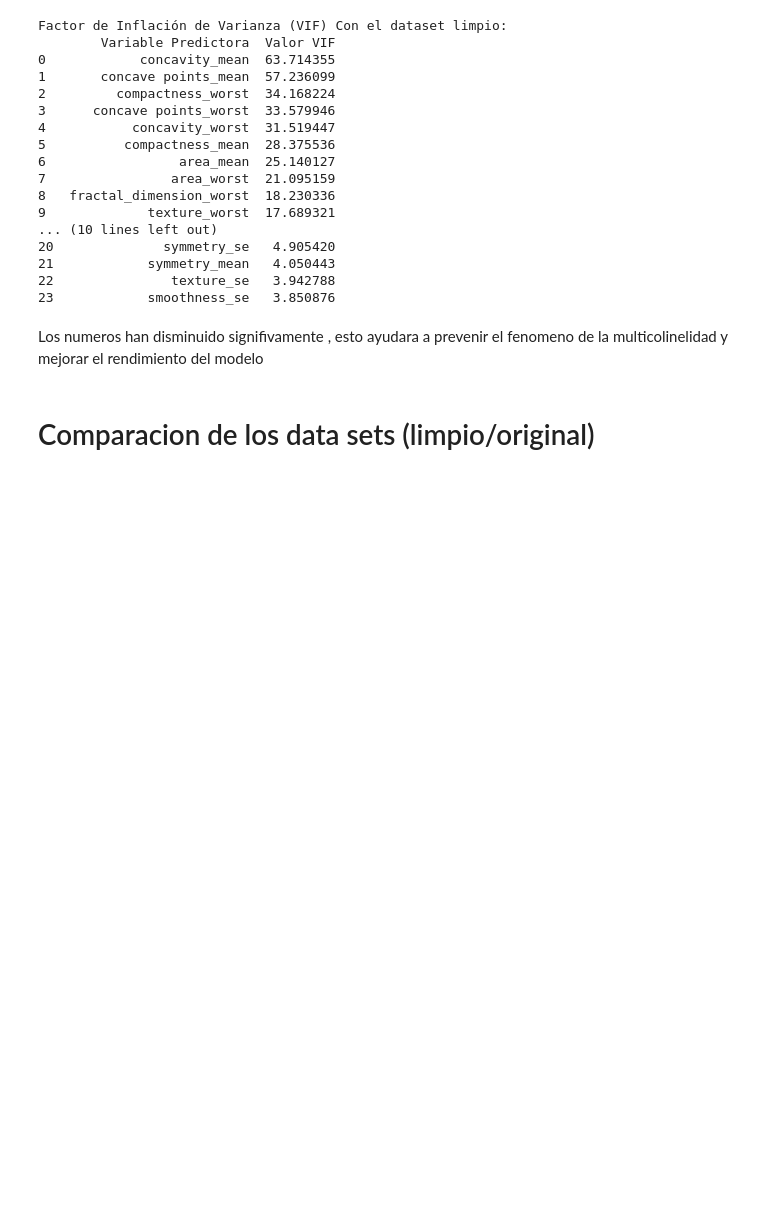
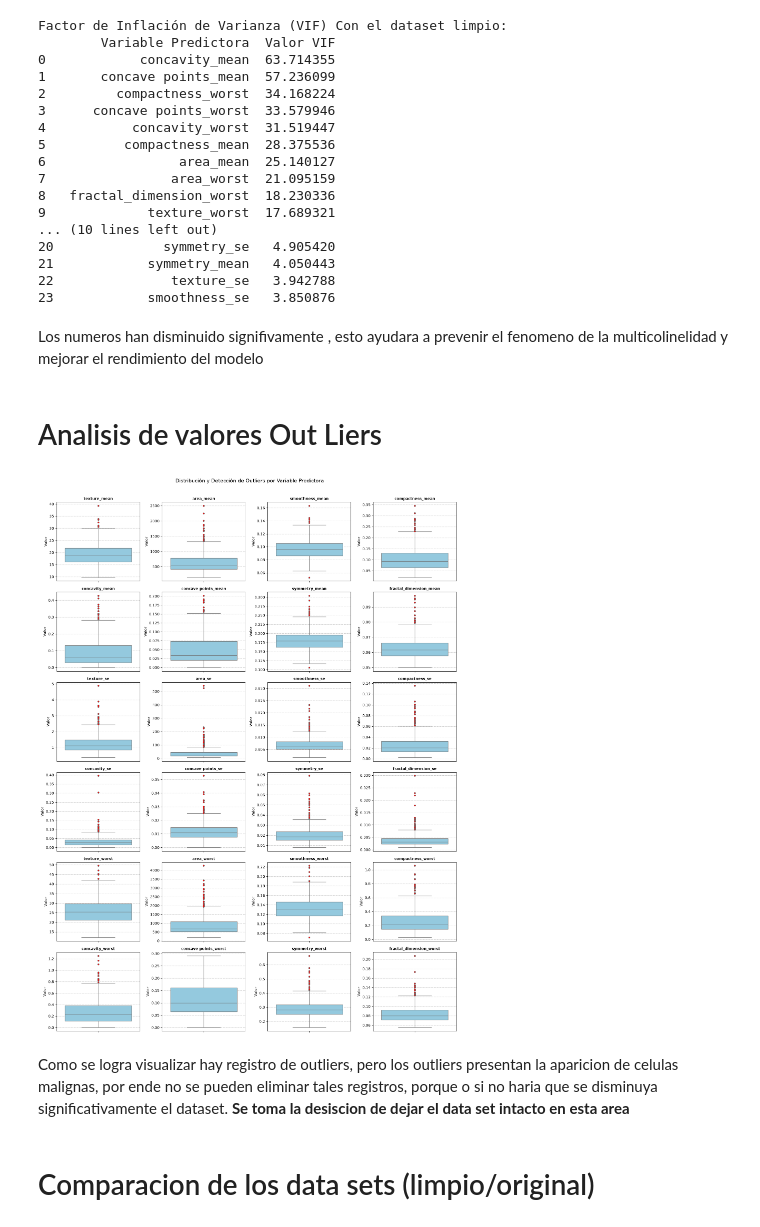
Before and after one commit to gabriel1-du/Modelos-de-Machine-Learning-supervisado-Clasificacion-y-regresion-, a Jupyter notebook: notebookDesarrollo.ipynb, the cells around one changed output. Saved outputs shown, nothing was run; the diff lists cells and outputs as text; code cells hidden in the pictures; blank space fills up the shorter version.

```diff
--- a/notebookDesarrollo.ipynb
+++ b/notebookDesarrollo.ipynb
@@ -438,6 +440,33 @@ Factor de Inflación de Varianza (VIF) Con el dataset limpio:
 23            smoothness_se   3.850876
 # %% [markdown]
 Los numeros han disminuido signifivamente , esto ayudara a prevenir el fenomeno de la multicolinelidad y mejorar el rendimiento del modelo
+# %% [markdown]
+# Analisis de valores Out Liers
+# %%
+# Aislamos las variables pred
+columnas_predictoras = [col for col in df_limpio.columns if col != 'diagnosis']
+
+# 2. config cuadriculas
+n_cols = 4  # 4 gráficos por fila
+n_rows = math.ceil(len(columnas_predictoras) / n_cols)
+
+plt.figure(figsize=(16, n_rows * 3.5))
+
+# boxplot config
+for i, col in enumerate(columnas_predictoras, 1):
+    plt.subplot(n_rows, n_cols, i)
+    sns.boxplot(y=df_limpio[col], color='skyblue', flierprops={'marker': 'o', 'markersize': 4, 'markerfacecolor': 'red'})
+    plt.title(col, fontsize=10, fontweight='bold')
+    plt.ylabel('Valor')
+    plt.grid(axis='y', linestyle='--', alpha=0.7)
+
+plt.suptitle('Distribución y Detección de Outliers por Variable Predictora', fontsize=14, y=1.01)
+plt.tight_layout()
+plt.show()
+# %% [output]
+[figure, added]
+# %% [markdown]
+Como se logra visualizar hay registro de outliers, pero los outliers presentan la aparicion de celulas malignas, por ende no se pueden eliminar tales registros, porque o si no haria que se disminuya significativamente el dataset. **Se toma la desiscion de dejar el data set intacto en esta area**
 # %% [markdown]
 # Comparacion de los data sets (limpio/original)
 # %% [markdown]
```
Also changed, not shown: parts of 13 cells of this notebook.
